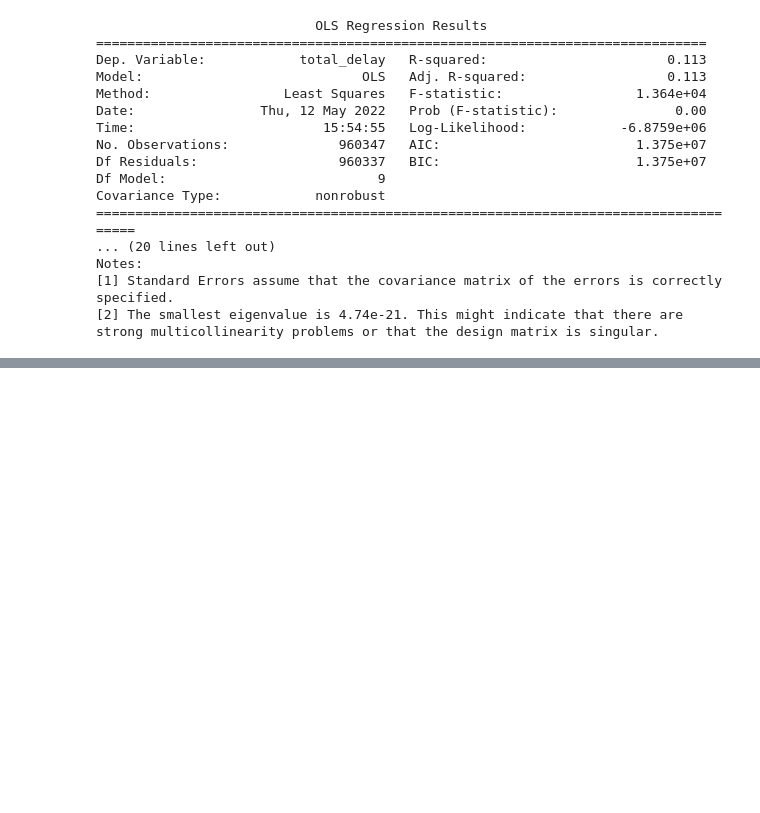
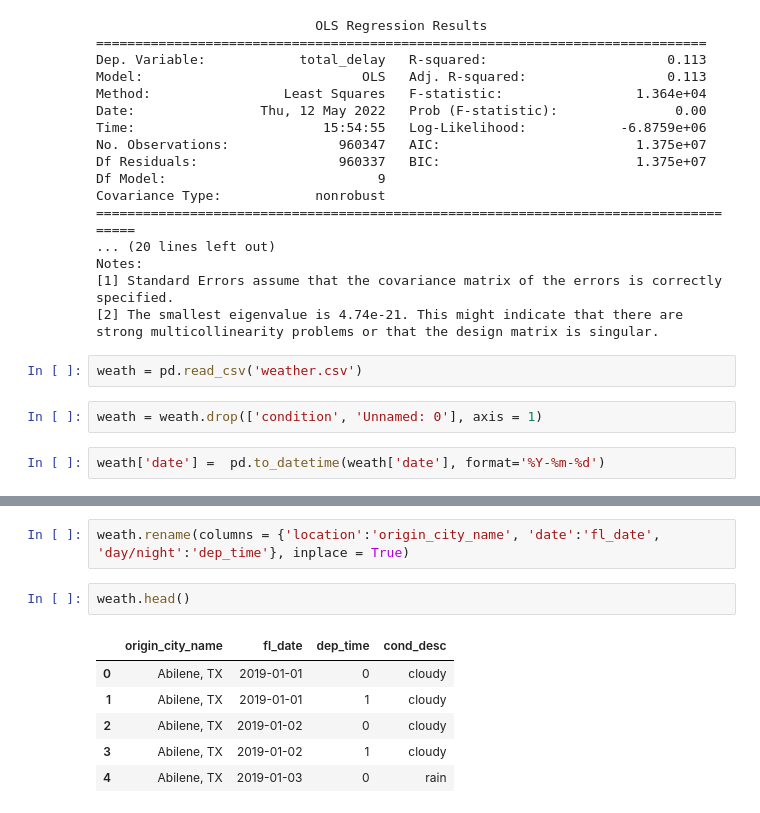
Before and after one commit to Leighson/lighthouse-midterm, a Jupyter notebook: Run-Through.ipynb, the cells around one changed output, grey strips where cells are left out. Saved outputs shown, nothing was run; the diff lists cells and outputs as text; blank space fills up the shorter version.

```diff
--- a/Run-Through.ipynb
+++ b/Run-Through.ipynb
@@ -315,3 +315,9 @@ Notes:
 [1] Standard Errors assume that the covariance matrix of the errors is correctly specified.
 [2] The smallest eigenvalue is 4.74e-21. This might indicate that there are
 strong multicollinearity problems or that the design matrix is singular.
+# %%
+weath = pd.read_csv('weather.csv')
+# %%
+weath = weath.drop(['condition', 'Unnamed: 0'], axis = 1)
+# %%
+weath['date'] =  pd.to_datetime(weath['date'], format='%Y-%m-%d')
@@ -317,0 +344,11 @@ strong multicollinearity problems or that the design matrix is singular.
+# %%
+weath.rename(columns = {'location':'origin_city_name', 'date':'fl_date', 'day/night':'dep_time'}, inplace = True)
+# %%
+weath.head()
+# %% [output]
+|  | origin_city_name | fl_date | dep_time | cond_desc |
+| 0 | Abilene, TX | 2019-01-01 | 0 | cloudy |
+| 1 | Abilene, TX | 2019-01-01 | 1 | cloudy |
+| 2 | Abilene, TX | 2019-01-02 | 0 | cloudy |
+| 3 | Abilene, TX | 2019-01-02 | 1 | cloudy |
+| 4 | Abilene, TX | 2019-01-03 | 0 | rain |
```
Also changed, not shown: parts of 20 cells of this notebook, 1 other file.
